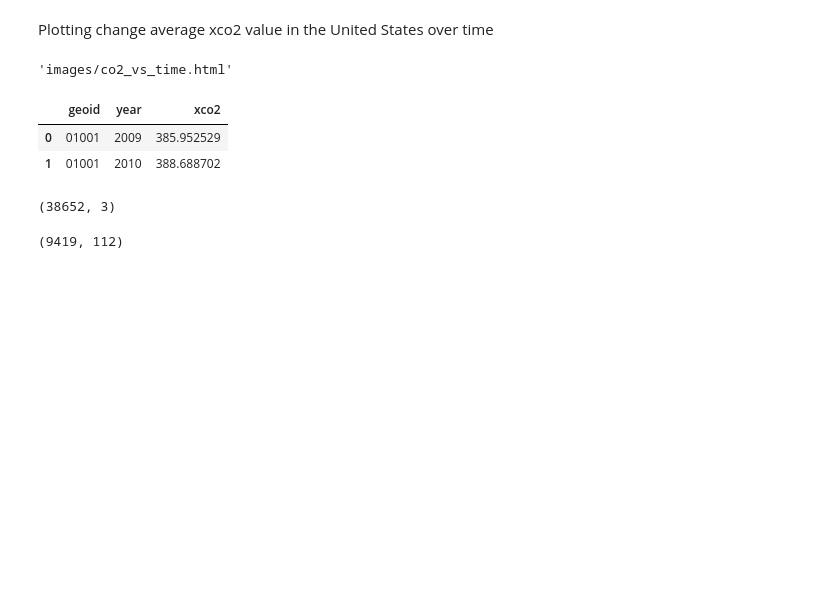
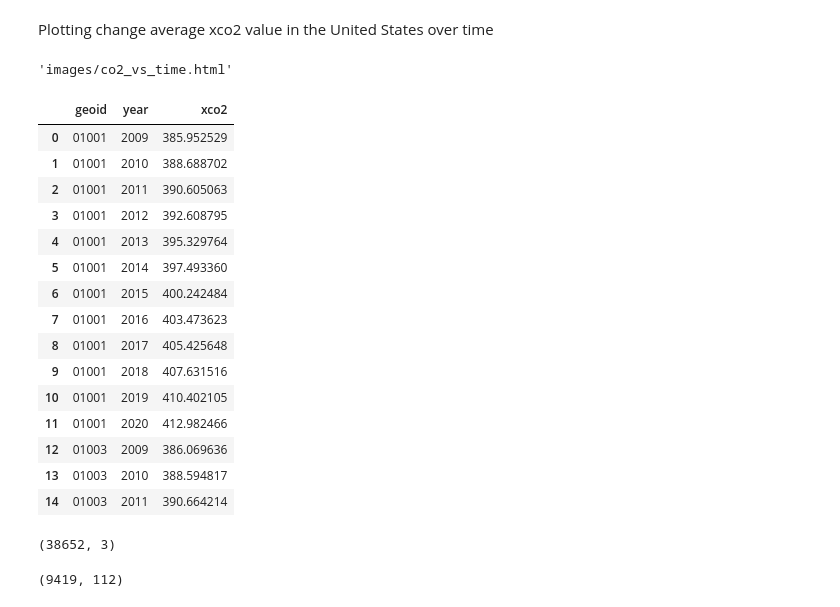
Before and after one commit to DanDryer/co2-socioeconomic-modeling, a Jupyter notebook: data_gather.ipynb, the cells around one changed output. Saved outputs shown, nothing was run; the diff lists cells and outputs as text; code cells hidden in the pictures; blank space fills up the shorter version.

```diff
--- a/data_gather.ipynb
+++ b/data_gather.ipynb
@@ -209,12 +248,25 @@ plotly.offline.plot(fig, filename='images/co2_vs_time.html')
 # %%
 xco2_yr=xco2_mo.drop(['month','date'], axis=1)
 xco2_yr=xco2_yr.groupby(['geoid','year'],as_index=False).mean()
-display(xco2_yr.head(2))
+display(xco2_yr.head(15))
 print(xco2_yr.shape)
 # %% [output]
 |  | geoid | year | xco2 |
 | 0 | 01001 | 2009 | 385.952529 |
 | 1 | 01001 | 2010 | 388.688702 |
+| 2 | 01001 | 2011 | 390.605063 |
+| 3 | 01001 | 2012 | 392.608795 |
+| 4 | 01001 | 2013 | 395.329764 |
+| 5 | 01001 | 2014 | 397.493360 |
+| 6 | 01001 | 2015 | 400.242484 |
+| 7 | 01001 | 2016 | 403.473623 |
+| 8 | 01001 | 2017 | 405.425648 |
+| 9 | 01001 | 2018 | 407.631516 |
+| 10 | 01001 | 2019 | 410.402105 |
+| 11 | 01001 | 2020 | 412.982466 |
+| 12 | 01003 | 2009 | 386.069636 |
+| 13 | 01003 | 2010 | 388.594817 |
+| 14 | 01003 | 2011 | 390.664214 |
 (38652, 3)
 # %%
 svi_co2=pd.merge(svi, xco2_yr, left_on=['STCNTY','Date'], right_on=['geoid','year'])
```
Also changed, not shown: parts of 12 cells of this notebook.
